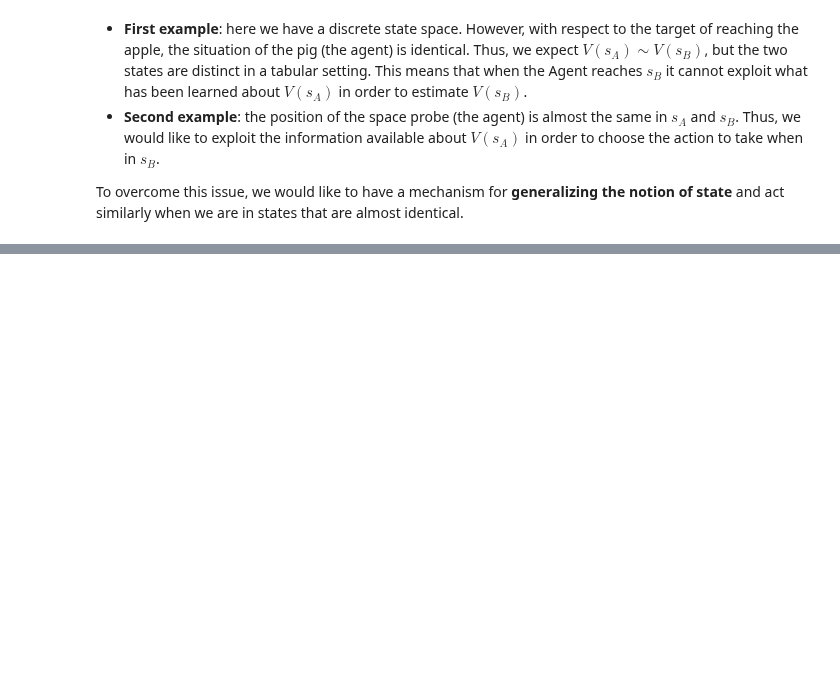
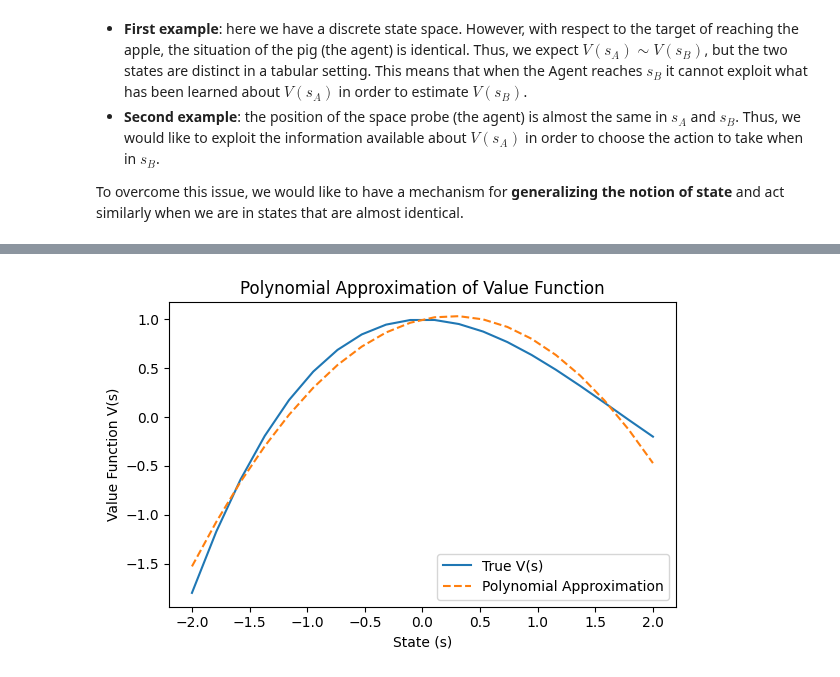
Before and after one commit to afflint/rlcoding, a Jupyter notebook: 2024-25/L2.0-value-function-approximation.ipynb, the cells around one changed output, grey strips where cells are left out. Saved outputs shown, nothing was run; the diff lists cells and outputs as text; code cells hidden in the pictures; blank space fills up the shorter version.

```diff
--- a/2024-25/L2.0-value-function-approximation.ipynb
+++ b/2024-25/L2.0-value-function-approximation.ipynb
@@ -102,0 +153,22 @@ Action taken 3
+# %%
+from numpy.polynomial.polynomial import Polynomial
+import numpy as np
+
+s_values = np.linspace(-2, 2, 20)
+true_V = 1 - 0.5 * s_values**2 + 0.1 * s_values**3
+
+# Fit a polynomial of degree 2
+coeffs = np.polyfit(s_values, true_V, 2)
+V_approx = np.polyval(coeffs, s_values)
+
+fig, ax = plt.subplots(figsize=(6, 4))
+ax.plot(s_values, true_V, label="True V(s)", linestyle="solid")
+ax.plot(s_values, V_approx, label="Polynomial Approximation", linestyle="dashed")
+ax.set_xlabel("State (s)")
+ax.set_ylabel("Value Function V(s)")
+ax.legend()
+ax.set_title("Polynomial Approximation of Value Function")
+plt.tight_layout()
+plt.show()
+# %% [output]
+[figure, added]
```
Also changed, not shown: parts of 13 cells of this notebook, 1 other file.
